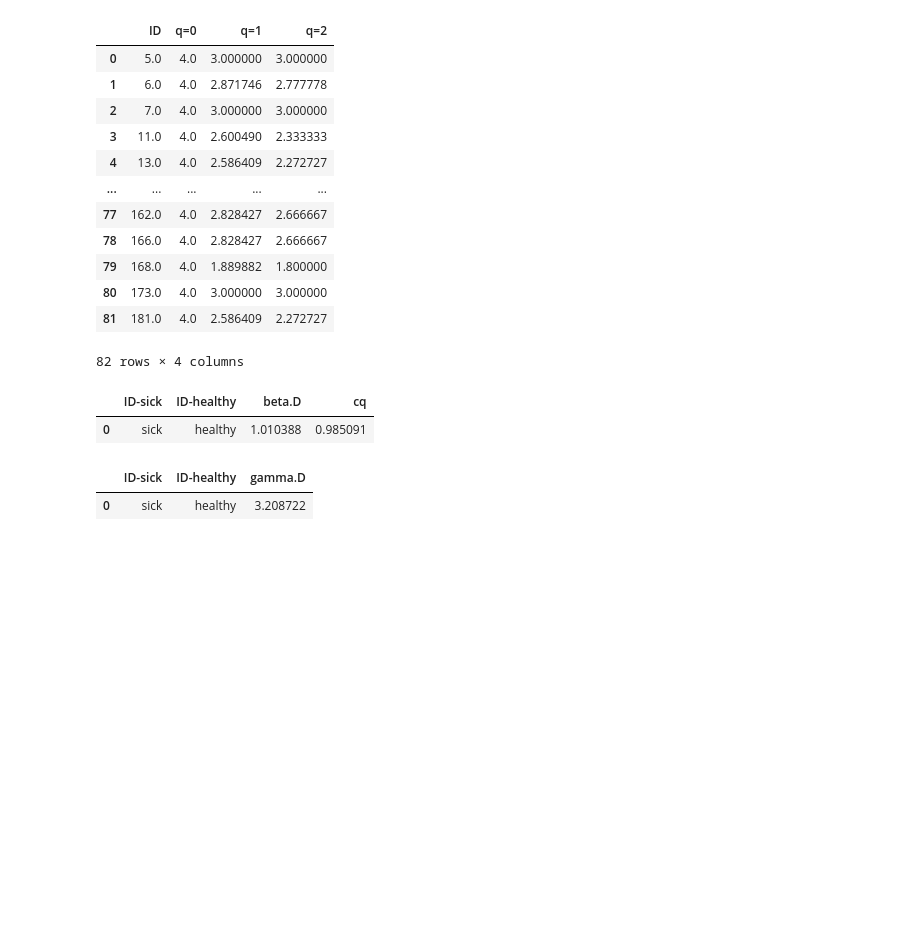
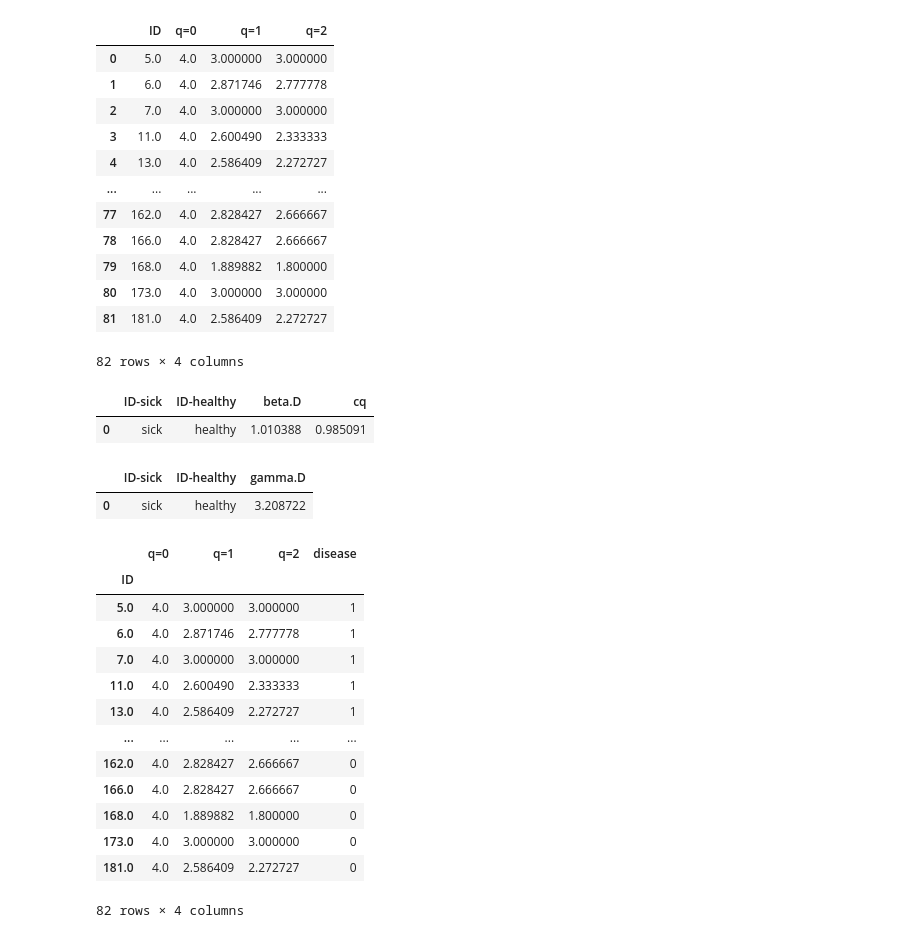
Before and after one commit to blackturtle71/obesityxmutations, a Jupyter notebook: scripts/div_calc.ipynb, the cells around one changed output. Saved outputs shown, nothing was run; the diff lists cells and outputs as text; code cells hidden in the pictures; blank space fills up the shorter version.

```diff
--- a/scripts/div_calc.ipynb
+++ b/scripts/div_calc.ipynb
@@ -247,0 +249,17 @@ Res
+# %%
+Alpha
+# %% [output]
+|  | q=0 | q=1 | q=2 | disease |
+| ID |  |  |  |  |
+| 5.0 | 4.0 | 3.000000 | 3.000000 | 1 |
+| 6.0 | 4.0 | 2.871746 | 2.777778 | 1 |
+| 7.0 | 4.0 | 3.000000 | 3.000000 | 1 |
+| 11.0 | 4.0 | 2.600490 | 2.333333 | 1 |
+| 13.0 | 4.0 | 2.586409 | 2.272727 | 1 |
+| ... | ... | ... | ... | ... |
+| 162.0 | 4.0 | 2.828427 | 2.666667 | 0 |
+| 166.0 | 4.0 | 2.828427 | 2.666667 | 0 |
+| 168.0 | 4.0 | 1.889882 | 1.800000 | 0 |
+| 173.0 | 4.0 | 3.000000 | 3.000000 | 0 |
+| 181.0 | 4.0 | 2.586409 | 2.272727 | 0 |
+82 rows × 4 columns
```
Also changed, not shown: parts of 4 cells of this notebook.
